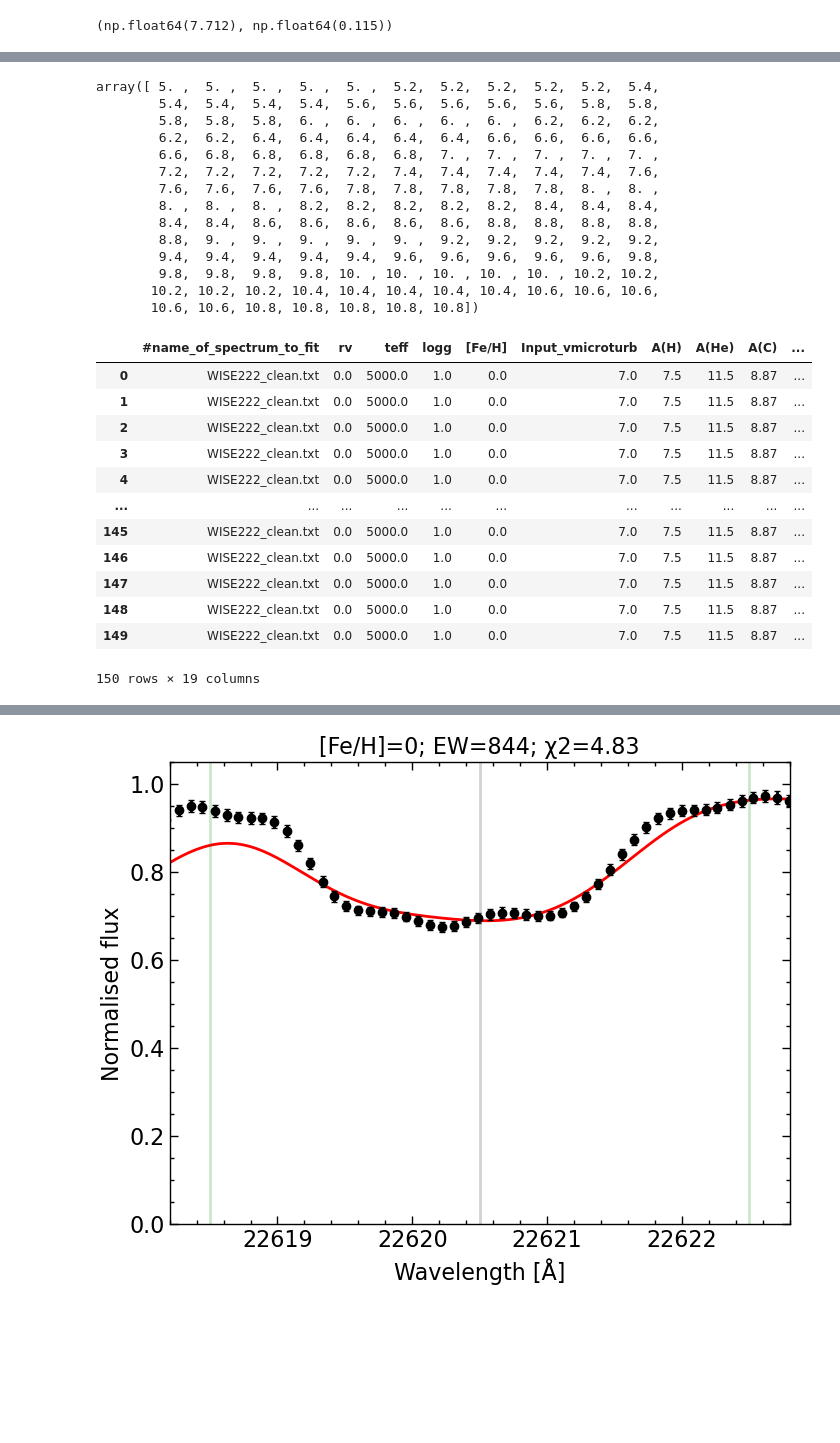
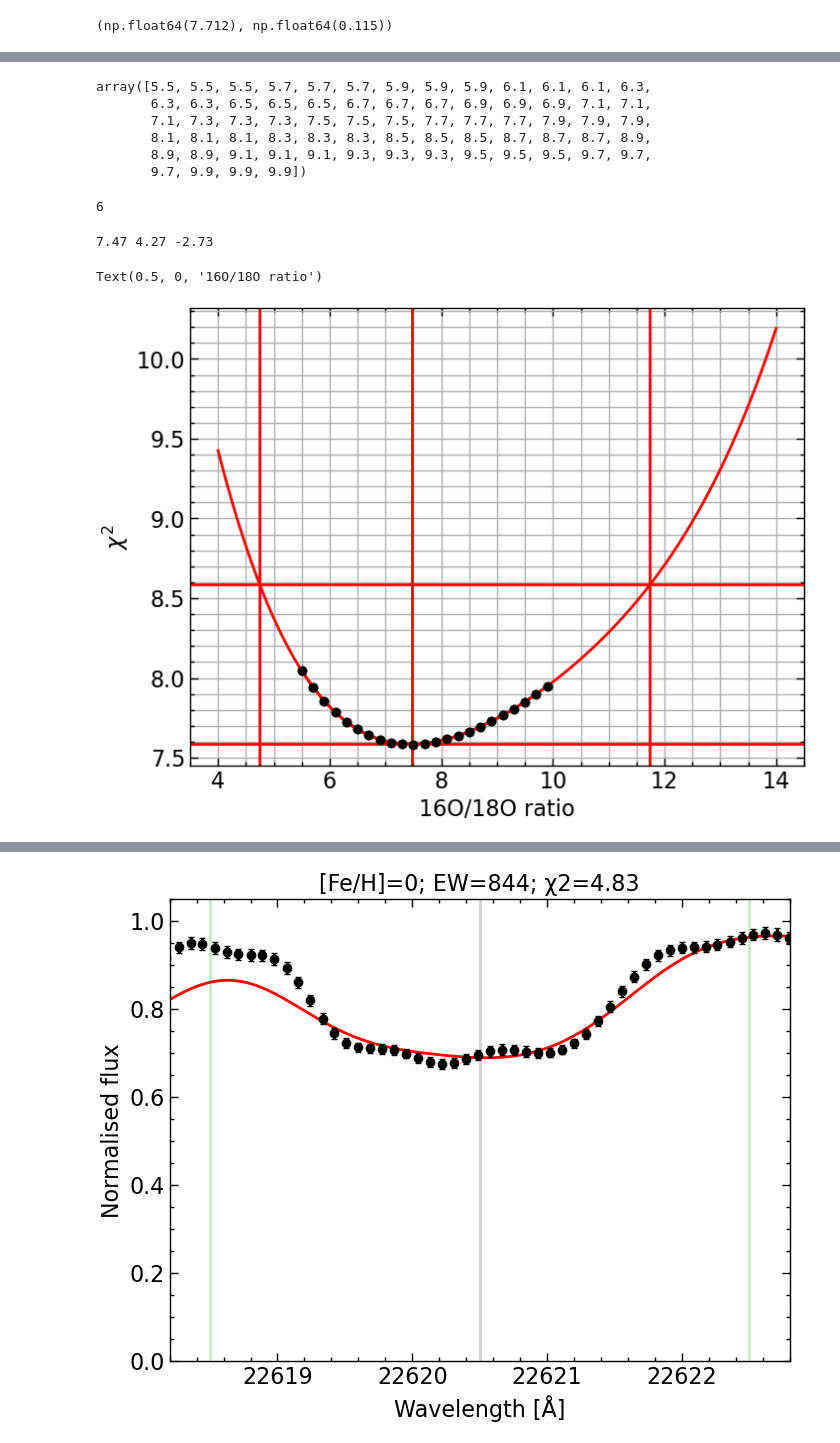
Before and after one commit to advaitmehla/TSFitPy, a Jupyter notebook: plotting_tools/wise222-CN.ipynb, the cells around one changed output, grey strips where cells are left out. Saved outputs shown, nothing was run; the diff lists cells and outputs as text; code cells hidden in the pictures; blank space fills up the shorter version.

```diff
--- a/plotting_tools/wise222-CN.ipynb
+++ b/plotting_tools/wise222-CN.ipynb
@@ -164,22 +174,14 @@ fitlist = pd.read_csv('/media/advait/DATA/research/rcb-project/TSFitPy/input_fil
 # %%
-rats = np.arange(5,11,0.2)
-rats = np.repeat(rats, 5)
+rats = np.arange(5.5, 10,0.2)
+rats = np.repeat(rats, 3)
 rats
 # %% [output]
-array([ 5. ,  5. ,  5. ,  5. ,  5. ,  5.2,  5.2,  5.2,  5.2,  5.2,  5.4,
-        5.4,  5.4,  5.4,  5.4,  5.6,  5.6,  5.6,  5.6,  5.6,  5.8,  5.8,
-        5.8,  5.8,  5.8,  6. ,  6. ,  6. ,  6. ,  6. ,  6.2,  6.2,  6.2,
-        6.2,  6.2,  6.4,  6.4,  6.4,  6.4,  6.4,  6.6,  6.6,  6.6,  6.6,
-        6.6,  6.8,  6.8,  6.8,  6.8,  6.8,  7. ,  7. ,  7. ,  7. ,  7. ,
-        7.2,  7.2,  7.2,  7.2,  7.2,  7.4,  7.4,  7.4,  7.4,  7.4,  7.6,
-        7.6,  7.6,  7.6,  7.6,  7.8,  7.8,  7.8,  7.8,  7.8,  8. ,  8. ,
-        8. ,  8. ,  8. ,  8.2,  8.2,  8.2,  8.2,  8.2,  8.4,  8.4,  8.4,
-        8.4,  8.4,  8.6,  8.6,  8.6,  8.6,  8.6,  8.8,  8.8,  8.8,  8.8,
-        8.8,  9. ,  9. ,  9. ,  9. ,  9. ,  9.2,  9.2,  9.2,  9.2,  9.2,
-        9.4,  9.4,  9.4,  9.4,  9.4,  9.6,  9.6,  9.6,  9.6,  9.6,  9.8,
-        9.8,  9.8,  9.8,  9.8, 10. , 10. , 10. , 10. , 10. , 10.2, 10.2,
-       10.2, 10.2, 10.2, 10.4, 10.4, 10.4, 10.4, 10.4, 10.6, 10.6, 10.6,
-       10.6, 10.6, 10.8, 10.8, 10.8, 10.8, 10.8])
+array([5.5, 5.5, 5.5, 5.7, 5.7, 5.7, 5.9, 5.9, 5.9, 6.1, 6.1, 6.1, 6.3,
+       6.3, 6.3, 6.5, 6.5, 6.5, 6.7, 6.7, 6.7, 6.9, 6.9, 6.9, 7.1, 7.1,
+       7.1, 7.3, 7.3, 7.3, 7.5, 7.5, 7.5, 7.7, 7.7, 7.7, 7.9, 7.9, 7.9,
+       8.1, 8.1, 8.1, 8.3, 8.3, 8.3, 8.5, 8.5, 8.5, 8.7, 8.7, 8.7, 8.9,
+       8.9, 8.9, 9.1, 9.1, 9.1, 9.3, 9.3, 9.3, 9.5, 9.5, 9.5, 9.7, 9.7,
+       9.7, 9.9, 9.9, 9.9])
 # %%
 # Extract the last row
 last_row = fitlist.iloc[-1]
@@ -191,19 +193,9 @@ new_rows = pd.DataFrame([last_row] * (len(rats) - len(fitlist)), columns=fitlist
 fitlist2 = pd.concat([fitlist, new_rows], ignore_index=True)
 
 fitlist2['oisorat'] = rats
-fitlist2
+# fitlist2
-# %% [output]
-|  | #name_of_spectrum_to_fit | rv | teff | logg | [Fe/H] | Input_vmicroturb | A(H) | A(He) | A(C) | ... |
-| 0 | WISE222_clean.txt | 0.0 | 5000.0 | 1.0 | 0.0 | 7.0 | 7.5 | 11.5 | 8.87 | ... |
-| 1 | WISE222_clean.txt | 0.0 | 5000.0 | 1.0 | 0.0 | 7.0 | 7.5 | 11.5 | 8.87 | ... |
-| 2 | WISE222_clean.txt | 0.0 | 5000.0 | 1.0 | 0.0 | 7.0 | 7.5 | 11.5 | 8.87 | ... |
-| 3 | WISE222_clean.txt | 0.0 | 5000.0 | 1.0 | 0.0 | 7.0 | 7.5 | 11.5 | 8.87 | ... |
-| 4 | WISE222_clean.txt | 0.0 | 5000.0 | 1.0 | 0.0 | 7.0 | 7.5 | 11.5 | 8.87 | ... |
-| ... | ... | ... | ... | ... | ... | ... | ... | ... | ... | ... |
-| 145 | WISE222_clean.txt | 0.0 | 5000.0 | 1.0 | 0.0 | 7.0 | 7.5 | 11.5 | 8.87 | ... |
-| 146 | WISE222_clean.txt | 0.0 | 5000.0 | 1.0 | 0.0 | 7.0 | 7.5 | 11.5 | 8.87 | ... |
-| 147 | WISE222_clean.txt | 0.0 | 5000.0 | 1.0 | 0.0 | 7.0 | 7.5 | 11.5 | 8.87 | ... |
-| 148 | WISE222_clean.txt | 0.0 | 5000.0 | 1.0 | 0.0 | 7.0 | 7.5 | 11.5 | 8.87 | ... |
-| 149 | WISE222_clean.txt | 0.0 | 5000.0 | 1.0 | 0.0 | 7.0 | 7.5 | 11.5 | 8.87 | ... |
-150 rows × 19 columns
+# %%
+len(fitlist)
+# %% [output]
+6
 # %%
@@ -232,6 +228,40 @@ for rat in rats:
     dchis.append(stdchi)
     oabunds.append(meanoabund)
     doabunds.append(stdoabund)
+# %%
+plt.plot(rats, chis, 'ko-')
+plt.errorbar(rats, chis, yerr=dchis, fmt='ko', capsize=3)
+# plt.axhline(np.min(chis), ls='--', color='r')
+# plt.axhline(np.min(chis)+1.0, ls='--', color='r')
+# plt.axvline(3.4)
+plt.grid(which='both')
+
+# fit a 3rd degree polynomial weighted by the errors
+p = np.polyfit(rats, chis, 4)
+x = np.linspace(4,14,500)
+y = np.polyval(p, x)
+plt.plot(x, y, 'r')
+plt.axvline(x[np.where(y == np.min(y))], color='r')
+xfit = x[np.where(y == np.min(y))]
+plt.axhline(np.min(y), color='r')
+# find nearest x value to min + 1 y value
+ybound = np.min(y) + 1.0
+diff = np.abs(y-ybound)
+idx = np.where(diff == np.min(diff))
+# find the index of next minimum
+idx2 = np.where(diff == np.partition(diff, 1)[1])
+xbounds = (x[idx]-xfit).round(2), (x[idx2]-xfit).round(2)
+plt.axvline(x[idx], color='r')
+plt.axvline(x[idx2], color='r')
+plt.axhline(ybound, color='r')
+print(xfit[0].round(2), xbounds[0][0], xbounds[1][0])
+plt.ylabel(r'$\chi^2$')
+plt.xlabel("16O/18O ratio")
+# find x values nearest to ybounds
+# %% [output]
+7.47 4.27 -2.73
+Text(0.5, 0, '16O/18O ratio')
+[figure, added]
 # %%
 plt.plot(rats, chis, 'ko-')
 plt.errorbar(rats, chis, yerr=dchis, fmt='ko', capsize=3)
```
Also changed, not shown: parts of 12 cells of this notebook, 31 other files.
